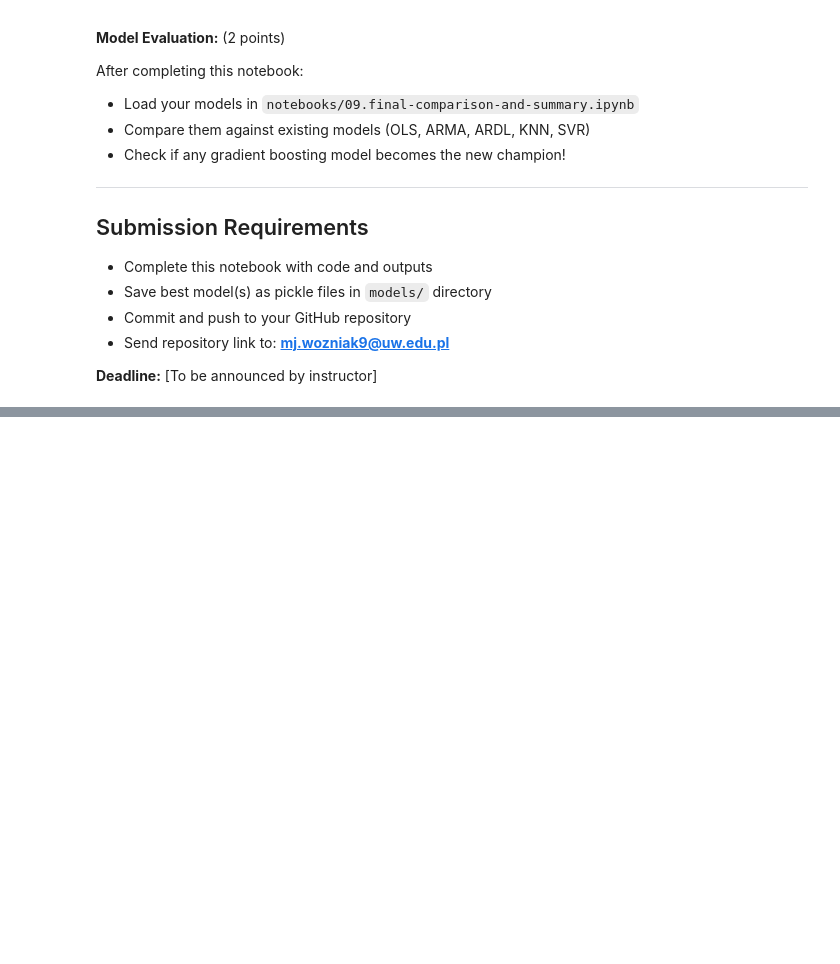
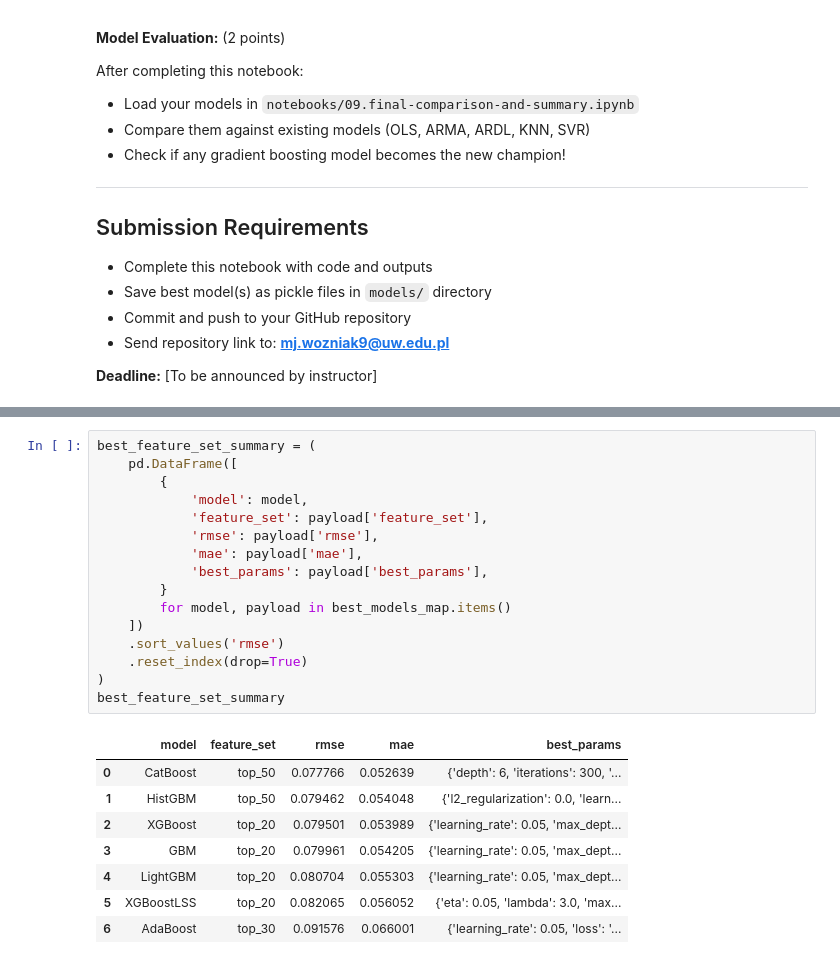
Before and after one commit to jakub-filon/tax_avoidance_gradient_boosting, a Jupyter notebook: notebooks/12.gradient-boost-task.ipynb, the cells around one changed output, grey strips where cells are left out. Drawn from its saved outputs; the diff is of its cells as text; blank space fills up the shorter version.

```diff
--- a/notebooks/12.gradient-boost-task.ipynb
+++ b/notebooks/12.gradient-boost-task.ipynb
@@ -66,0 +462,25 @@ After completing this notebook:
+# %%
+best_feature_set_summary = (
+    pd.DataFrame([
+        {
+            'model': model,
+            'feature_set': payload['feature_set'],
+            'rmse': payload['rmse'],
+            'mae': payload['mae'],
+            'best_params': payload['best_params'],
+        }
+        for model, payload in best_models_map.items()
+    ])
+    .sort_values('rmse')
+    .reset_index(drop=True)
+)
+best_feature_set_summary
+# %% [output]
+|  | model | feature_set | rmse | mae | best_params |
+| 0 | CatBoost | top_50 | 0.077766 | 0.052639 | {'depth': 6, 'iterations': 300, '... |
+| 1 | HistGBM | top_50 | 0.079462 | 0.054048 | {'l2_regularization': 0.0, 'learn... |
+| 2 | XGBoost | top_20 | 0.079501 | 0.053989 | {'learning_rate': 0.05, 'max_dept... |
+| 3 | GBM | top_20 | 0.079961 | 0.054205 | {'learning_rate': 0.05, 'max_dept... |
+| 4 | LightGBM | top_20 | 0.080704 | 0.055303 | {'learning_rate': 0.05, 'max_dept... |
+| 5 | XGBoostLSS | top_20 | 0.082065 | 0.056052 | {'eta': 0.05, 'lambda': 3.0, 'max... |
+| 6 | AdaBoost | top_30 | 0.091576 | 0.066001 | {'learning_rate': 0.05, 'loss': '... |
```
Also changed, not shown: parts of 15 cells of this notebook, 8 other files.
